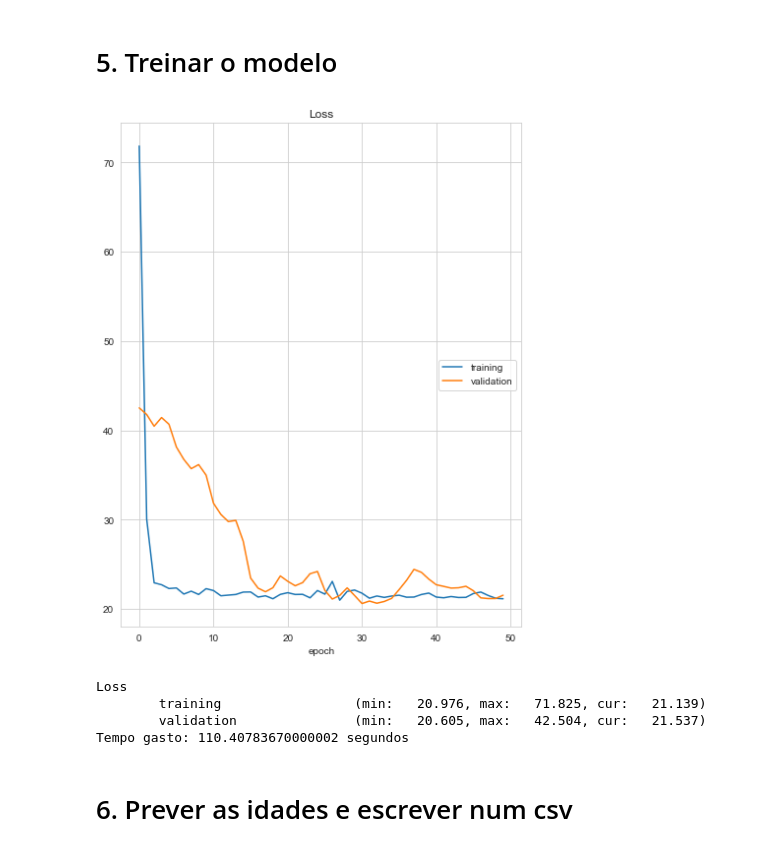
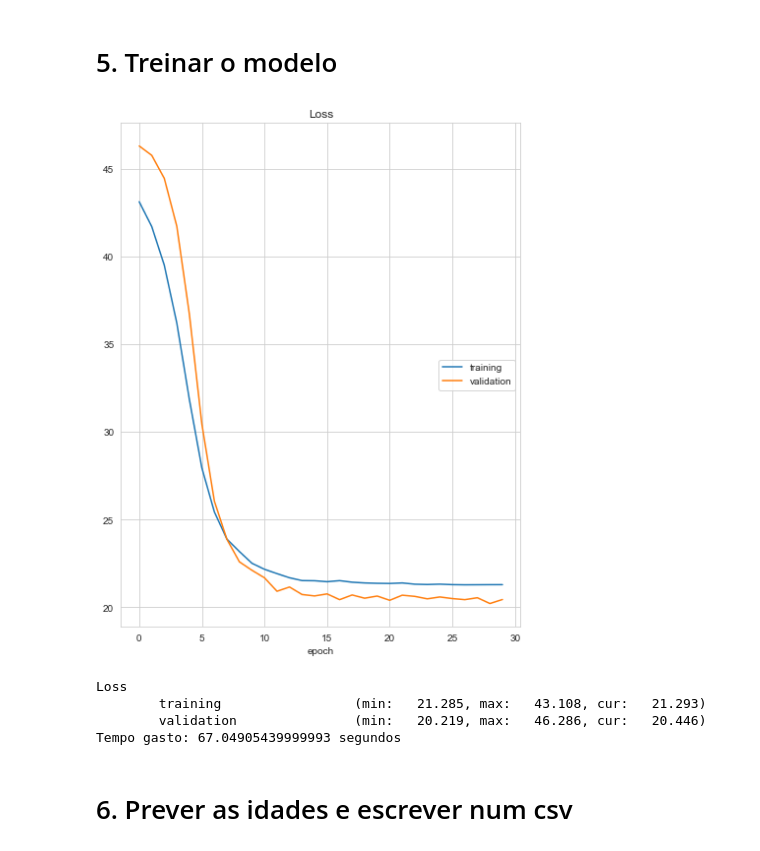
Before and after one commit to 154Nacho/DL, a Jupyter notebook: projeto_1d.ipynb, the cells around one changed output. Saved outputs shown, nothing was run; the diff lists cells and outputs as text; code cells hidden in the pictures.

```diff
--- a/projeto_1d.ipynb
+++ b/projeto_1d.ipynb
@@ -35,7 +35,7 @@ from torchinfo import summary
 import time
 from livelossplot import PlotLosses
 # %%
-BATCH_SIZE = 32
+BATCH_SIZE = 8
 # %% [markdown]
 # 1. Recolher os dados
 # %%
@@ -259,7 +248,7 @@ class MyDataset(Dataset):
         self.x = self.x.astype('float32')
         #self.le = LabelEncoder()
         #self.y = self.le.fit_transform(self.y)
-        self.y = self.y.astype('long')
+        self.y = self.y.astype('float32')
 
     #def get_le(self):
      #   return self.le
@@ -598,24 +601,24 @@ def train_model(h5_file, train_dl, val_dl, model, criterion, optimizer):
     torch.save(model,h5_file)
 # %%
 #model = model = torch.load('CNNModel_1.pth')
-model = model = CNNModel_1()
+model = CNNModel_1()
 
 print(summary(model, input_size=(BATCH_SIZE, 1,8100), verbose=0))
 model.to(device)
-EPOCHS = 50
-LEARNING_RATE = 0.01
+EPOCHS = 30
+LEARNING_RATE = 0.0001
 criterion = L1Loss()
 optimizer = Adam(model.parameters(), lr=LEARNING_RATE)
 starttime = time.perf_counter()
 train_model('CNNModel_1.pth', train_dl, val_dl, model, criterion, optimizer)
 endtime = time.perf_counter()
 print(f"Tempo gasto: {endtime - starttime} segundos")
 # %% [output]
-[figure, old version]
+[figure, new version]
 Loss
-        training                 (min:   20.976, max:   71.825, cur:   21.139)
-        validation               (min:   20.605, max:   42.504, cur:   21.537)
-Tempo gasto: 110.40783670000002 segundos
+        training                 (min:   21.285, max:   43.108, cur:   21.293)
+        validation               (min:   20.219, max:   46.286, cur:   20.446)
+Tempo gasto: 67.04905439999993 segundos
 # %%
 #model = torch.load('MLPModel.pth')
 model = MLP(8100)
```
Also changed, not shown: parts of 5 cells of this notebook, 3 other files.
